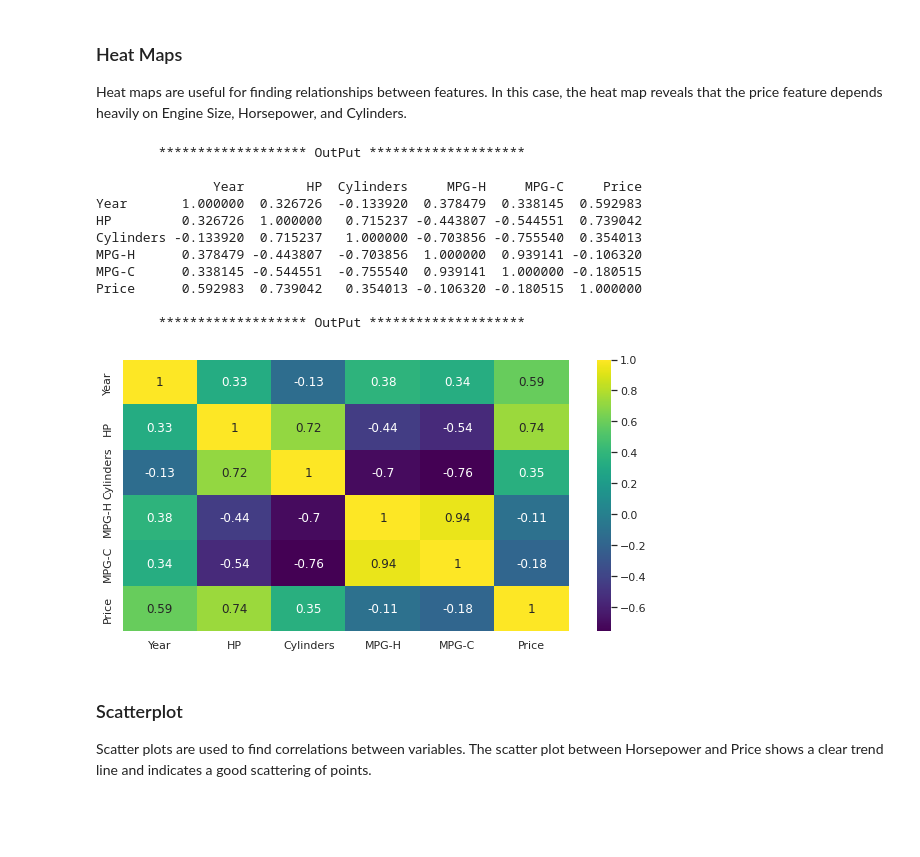
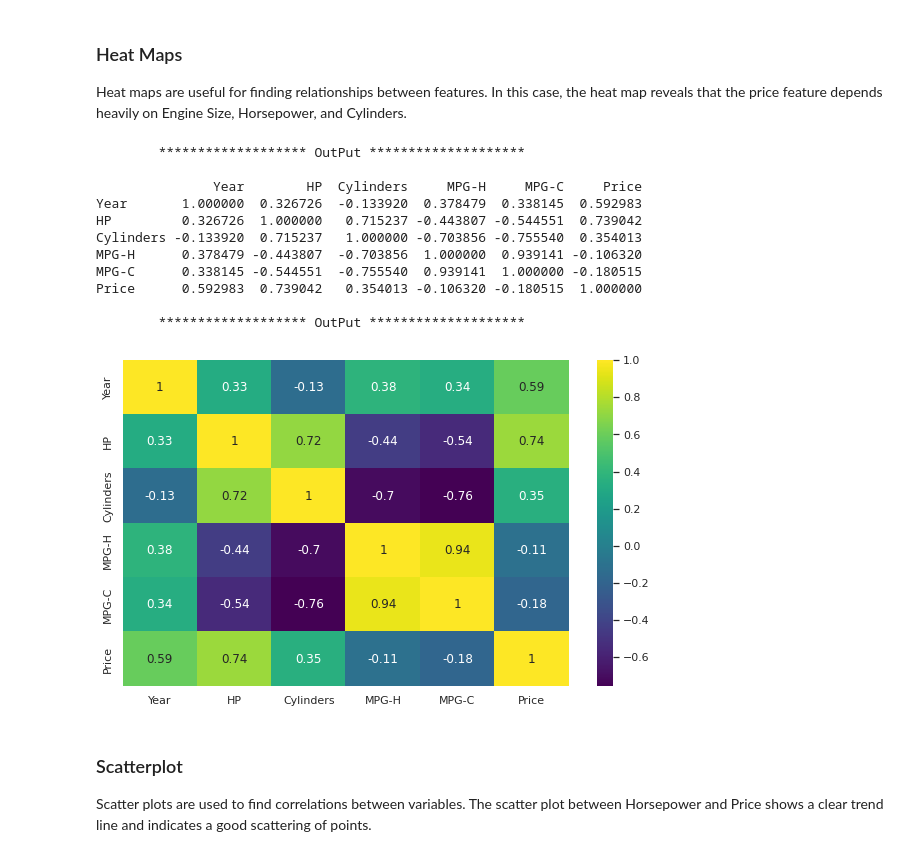
Before and after one commit to Deepsphere-AI/BCA, a Jupyter notebook: SEM-2/Data Science/Programs/Program_01_EDA_On_Bussiness_Dataset.ipynb, the cells around one changed output. Cells and saved outputs as stored; diff of their text form; code cells hidden in the pictures; blank space fills up the shorter version.

```diff
--- a/SEM-2/Data Science/Programs/Program_01_EDA_On_Bussiness_Dataset.ipynb
+++ b/SEM-2/Data Science/Programs/Program_01_EDA_On_Bussiness_Dataset.ipynb
@@ -408,25 +413,25 @@ plt.xlabel('Make');
 
 Heat maps are useful for finding relationships between features. In this case, the heat map reveals that the price feature depends heavily on Engine Size, Horsepower, and Cylinders.
 # %%
-plt.figure(figsize=(10,5))
-corr = dataframe.corr()
-sns.heatmap(corr,cmap="viridis",annot=True)
+plt.figure(figsize=(10,6))
+correlation = dataframe.corr()
+sns.heatmap(correlation,cmap="viridis",annot=True)
 print("\n\t******************* OutPut ********************\n")
-print(corr)
+print(correlation)
 print("\n\t******************* OutPut ********************\n")
 # %% [output]
         ******************* OutPut ********************
 
                Year        HP  Cylinders     MPG-H     MPG-C     Price
 Year       1.000000  0.326726  -0.133920  0.378479  0.338145  0.592983
 HP         0.326726  1.000000   0.715237 -0.443807 -0.544551  0.739042
 Cylinders -0.133920  0.715237   1.000000 -0.703856 -0.755540  0.354013
 MPG-H      0.378479 -0.443807  -0.703856  1.000000  0.939141 -0.106320
 MPG-C      0.338145 -0.544551  -0.755540  0.939141  1.000000 -0.180515
 Price      0.592983  0.739042   0.354013 -0.106320 -0.180515  1.000000
 
         ******************* OutPut ********************
-[figure, old version]
+[figure, new version]
 # %% [markdown]
 ### Scatterplot
 
```
Also changed, not shown: parts of 27 cells of this notebook.
